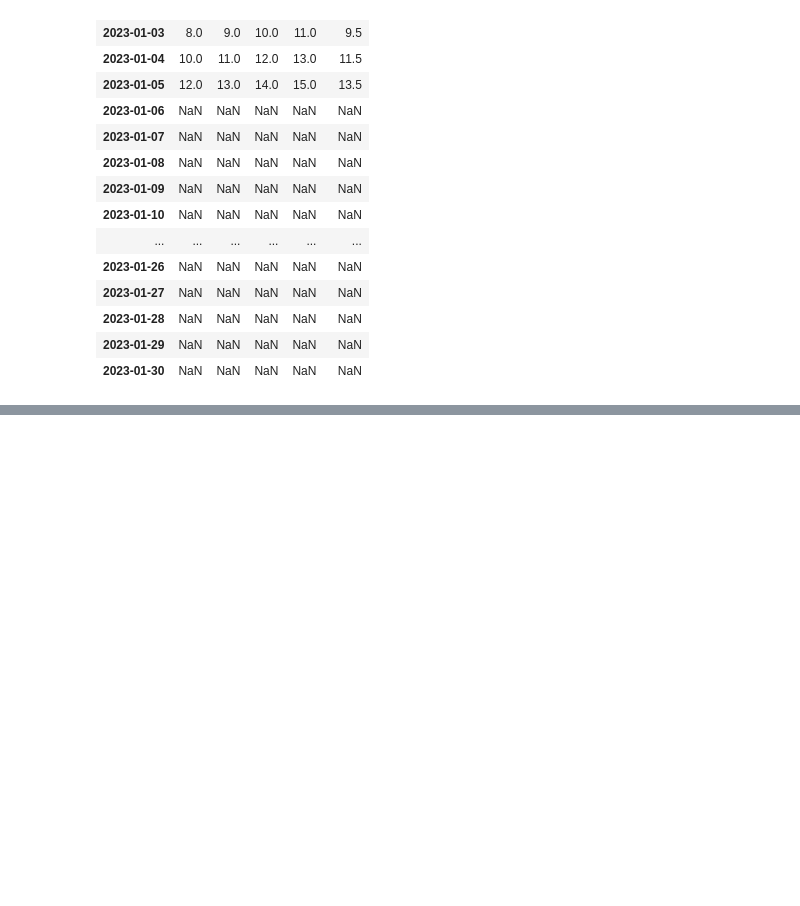
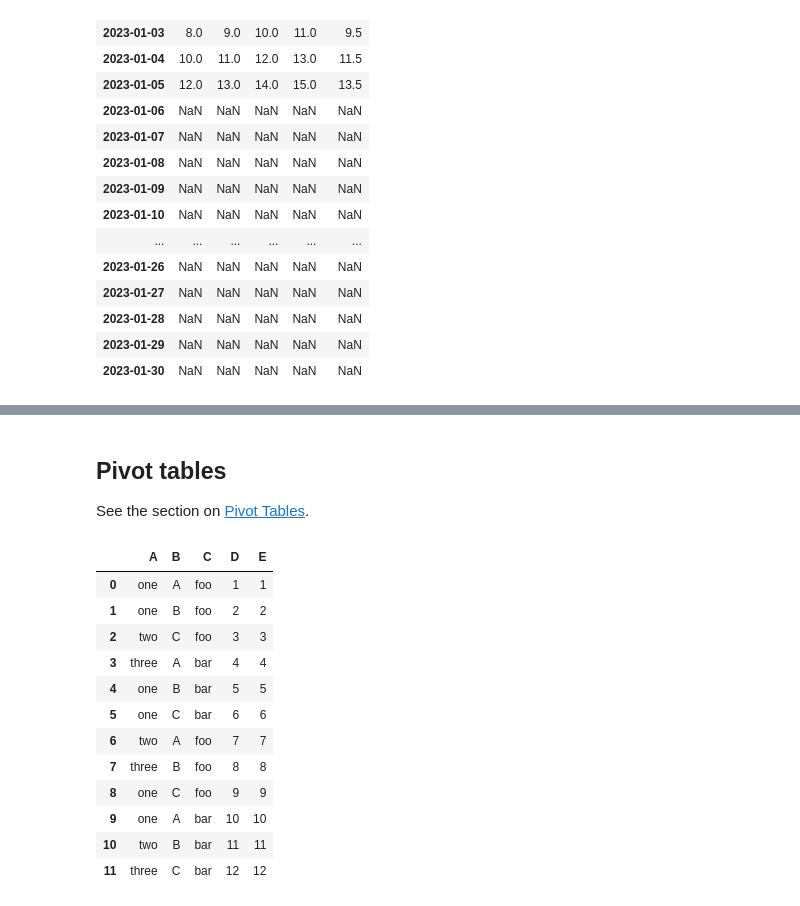
Before and after one commit to abid-2362/python-ka-chilla, a Jupyter notebook: 2023/sessions/24/10_minutes_to_pandas.ipynb, the cells around one changed output, grey strips where cells are left out. Saved outputs shown, nothing was run; the diff lists cells and outputs as text; code cells hidden in the pictures; blank space fills up the shorter version.

Commit message:
pandas practice

```diff
--- a/2023/sessions/24/10_minutes_to_pandas.ipynb
+++ b/2023/sessions/24/10_minutes_to_pandas.ipynb
@@ -1183,0 +1571,28 @@ df.sub(s1, axis="index")
+# %% [markdown]
+## Pivot tables
+See the section on [Pivot Tables](https://pandas.pydata.org/docs/user_guide/reshaping.html#reshaping-pivot).
+# %%
+df2 = pd.DataFrame(
+    {
+        "A": ["one", "one", "two", "three"] * 3,
+        "B": ["A", "B", "C"] * 4,
+        "C": ["foo", "foo", "foo", "bar", "bar", "bar"] * 2,
+        "D": np.arange(1,13),
+        "E": np.arange(1,13),
+    }
+)
+df2
+# %% [output]
+|  | A | B | C | D | E |
+| 0 | one | A | foo | 1 | 1 |
+| 1 | one | B | foo | 2 | 2 |
+| 2 | two | C | foo | 3 | 3 |
+| 3 | three | A | bar | 4 | 4 |
+| 4 | one | B | bar | 5 | 5 |
+| 5 | one | C | bar | 6 | 6 |
+| 6 | two | A | foo | 7 | 7 |
+| 7 | three | B | foo | 8 | 8 |
+| 8 | one | C | foo | 9 | 9 |
+| 9 | one | A | bar | 10 | 10 |
+| 10 | two | B | bar | 11 | 11 |
+| 11 | three | C | bar | 12 | 12 |
```
Also changed, not shown: parts of 41 cells of this notebook, 1 other file.
